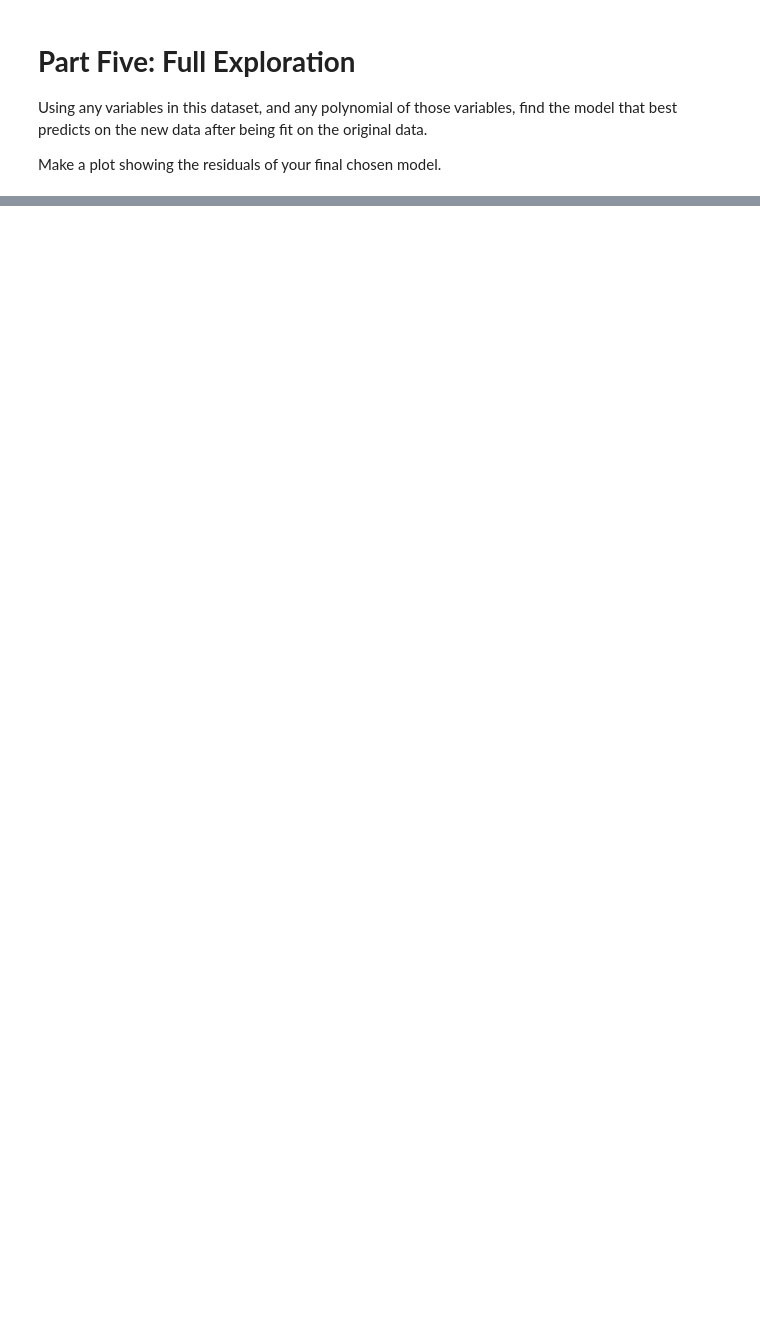
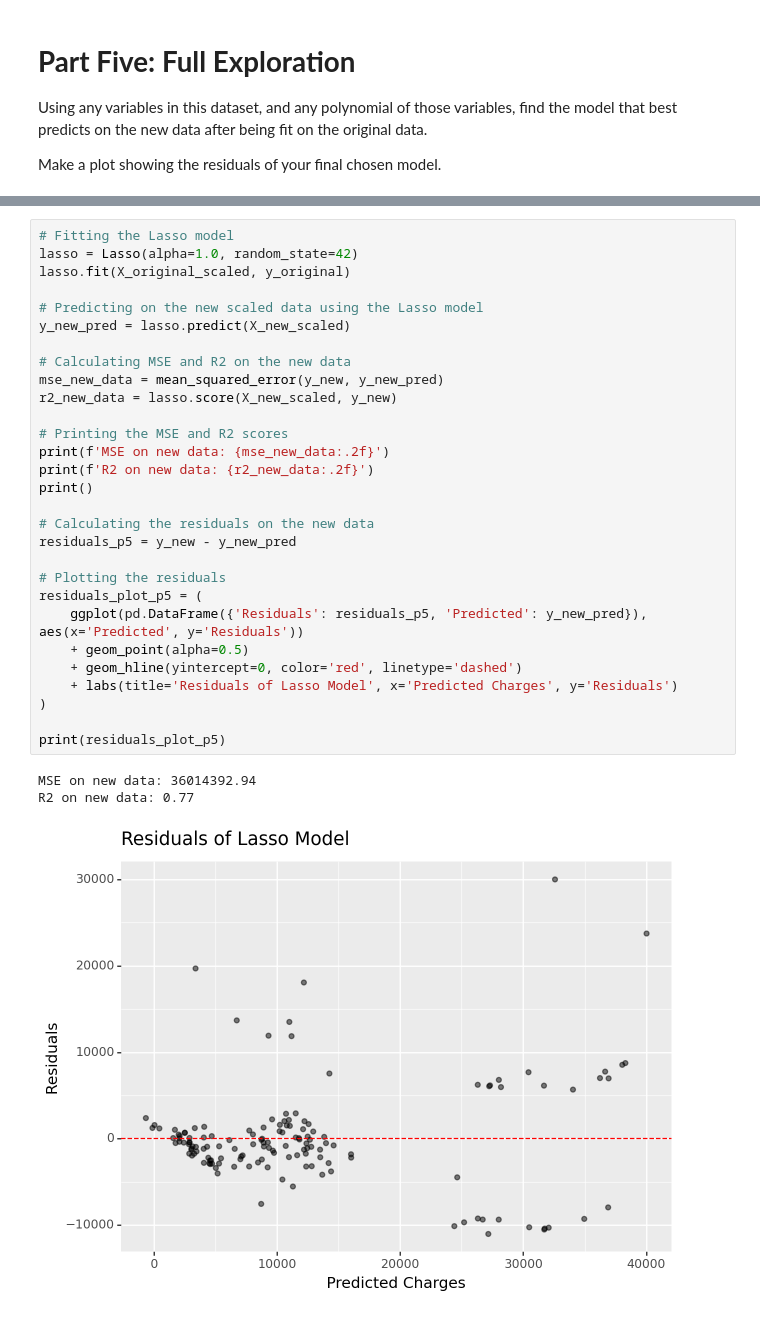
Before and after one commit to jlee932cp/GSB544_JosephLee_Labs, a Jupyter notebook: Lab5_JosephLee.ipynb, the cells around one changed output, grey strips where cells are left out. Drawn from its saved outputs; the diff is of its cells as text; blank space fills up the shorter version.

```diff
--- a/Lab5_JosephLee.ipynb
+++ b/Lab5_JosephLee.ipynb
@@ -751,0 +702,33 @@ MSE on new data: 25286749.376741596
+# %%
+# Fitting the Lasso model
+lasso = Lasso(alpha=1.0, random_state=42)
+lasso.fit(X_original_scaled, y_original)
+
+# Predicting on the new scaled data using the Lasso model
+y_new_pred = lasso.predict(X_new_scaled)
+
+# Calculating MSE and R2 on the new data
+mse_new_data = mean_squared_error(y_new, y_new_pred)
+r2_new_data = lasso.score(X_new_scaled, y_new)
+
+# Printing the MSE and R2 scores
+print(f'MSE on new data: {mse_new_data:.2f}')
+print(f'R2 on new data: {r2_new_data:.2f}')
+print()
+
+# Calculating the residuals on the new data
+residuals_p5 = y_new - y_new_pred
+
+# Plotting the residuals
+residuals_plot_p5 = (
+    ggplot(pd.DataFrame({'Residuals': residuals_p5, 'Predicted': y_new_pred}), aes(x='Predicted', y='Residuals'))
+    + geom_point(alpha=0.5)
+    + geom_hline(yintercept=0, color='red', linetype='dashed')
+    + labs(title='Residuals of Lasso Model', x='Predicted Charges', y='Residuals')
+)
+
+print(residuals_plot_p5)
+# %% [output]
+MSE on new data: 36014392.94
+R2 on new data: 0.77
+[figure, added]
```
Also changed, not shown: parts of 57 cells of this notebook, 1 other file.
